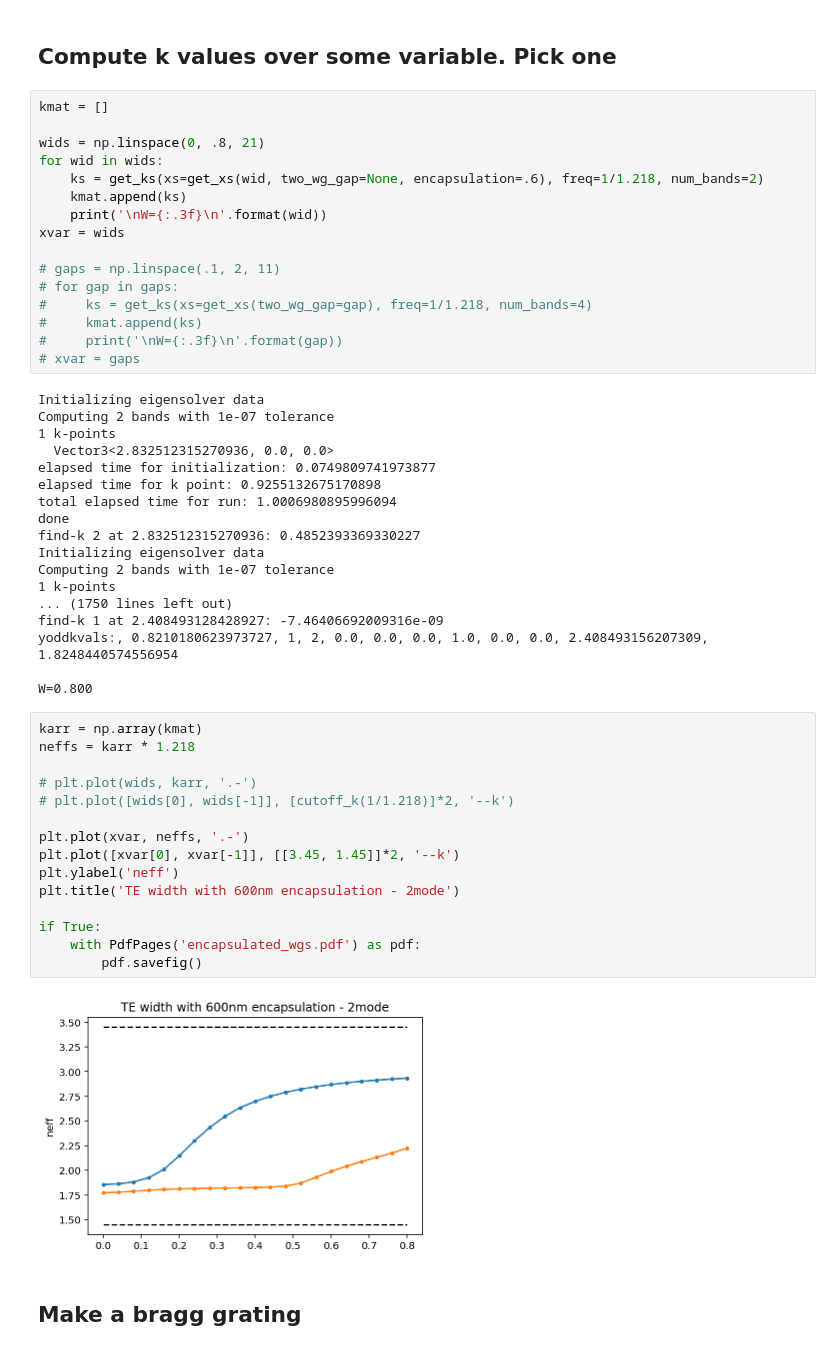
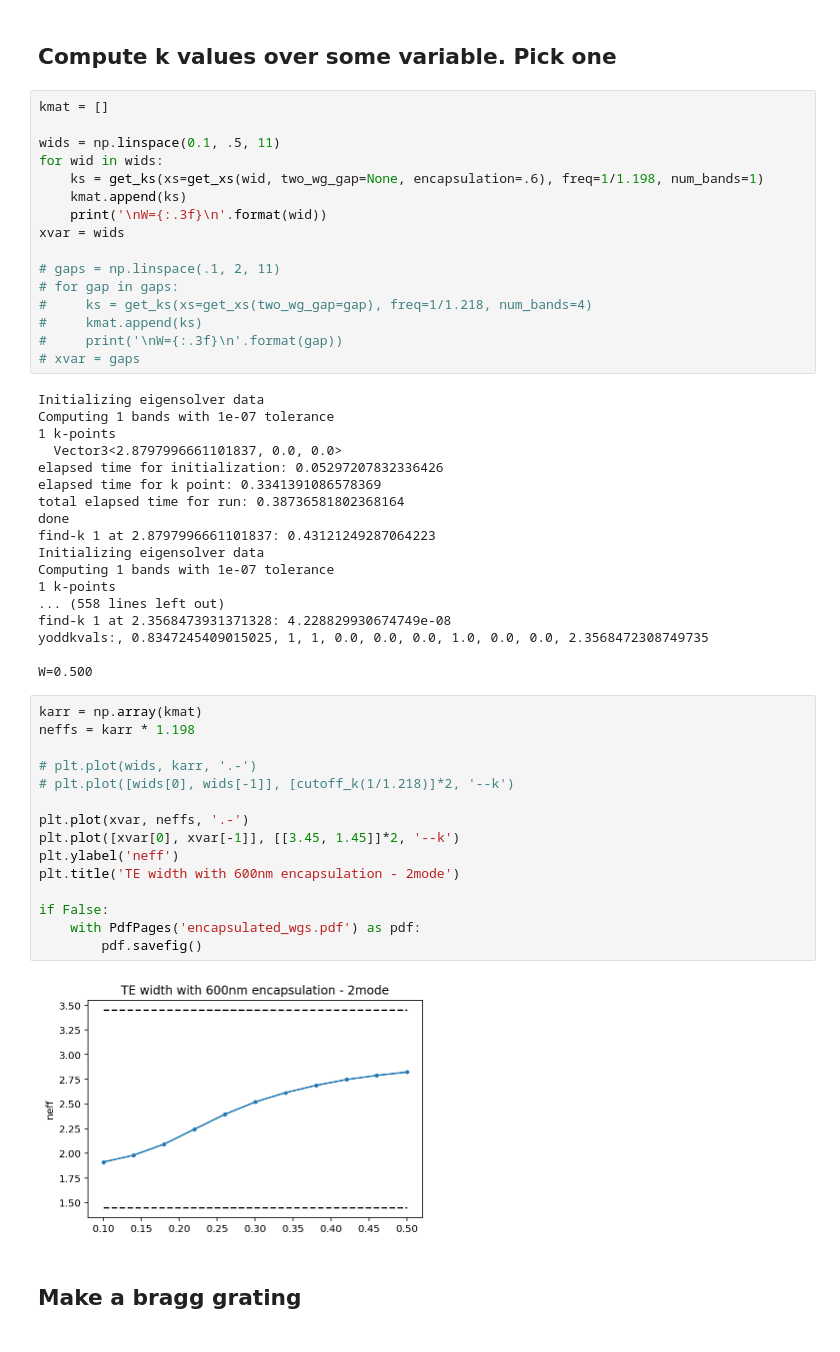
Before and after one commit to atait/jupyter-meep, a Jupyter notebook: notebooks/partial_waveguides/EigenModes/MPB_eigenmodes.ipynb, the cells around one changed output. Saved outputs shown, nothing was run; the diff lists cells and outputs as text.

```diff
--- a/notebooks/partial_waveguides/EigenModes/MPB_eigenmodes.ipynb
+++ b/notebooks/partial_waveguides/EigenModes/MPB_eigenmodes.ipynb
@@ -30,9 +30,9 @@ show_geometry(ms, periods=1).shape
 # %%
 kmat = []
 
-wids = np.linspace(0, .8, 21)
+wids = np.linspace(0.1, .5, 11)
 for wid in wids:
-    ks = get_ks(xs=get_xs(wid, two_wg_gap=None, encapsulation=.6), freq=1/1.218, num_bands=2)
+    ks = get_ks(xs=get_xs(wid, two_wg_gap=None, encapsulation=.6), freq=1/1.198, num_bands=1)
     kmat.append(ks)
     print('\nW={:.3f}\n'.format(wid))
 xvar = wids
@@ -45,39 +45,39 @@ xvar = wids
 # xvar = gaps
 # %% [output]
 Initializing eigensolver data
-Computing 2 bands with 1e-07 tolerance
+Computing 1 bands with 1e-07 tolerance
 1 k-points
-  Vector3<2.832512315270936, 0.0, 0.0>
-elapsed time for initialization: 0.0749809741973877
-elapsed time for k point: 0.9255132675170898
-total elapsed time for run: 1.0006980895996094
+  Vector3<2.8797996661101837, 0.0, 0.0>
+elapsed time for initialization: 0.05297207832336426
+elapsed time for k point: 0.3341391086578369
+total elapsed time for run: 0.38736581802368164
 done
-find-k 2 at 2.832512315270936: 0.4852393369330227
+find-k 1 at 2.8797996661101837: 0.43121249287064223
 Initializing eigensolver data
-Computing 2 bands with 1e-07 tolerance
+Computing 1 bands with 1e-07 tolerance
 1 k-points
-... (1750 lines left out)
-find-k 1 at 2.408493128428927: -7.46406692009316e-09
-yoddkvals:, 0.8210180623973727, 1, 2, 0.0, 0.0, 0.0, 1.0, 0.0, 0.0, 2.408493156207309, 1.8248440574556954
+... (558 lines left out)
+find-k 1 at 2.3568473931371328: 4.228829930674749e-08
+yoddkvals:, 0.8347245409015025, 1, 1, 0.0, 0.0, 0.0, 1.0, 0.0, 0.0, 2.3568472308749735
 
-W=0.800
+W=0.500
 # %%
 karr = np.array(kmat)
-neffs = karr * 1.218
+neffs = karr * 1.198
 
 # plt.plot(wids, karr, '.-')
 # plt.plot([wids[0], wids[-1]], [cutoff_k(1/1.218)]*2, '--k')
 
 plt.plot(xvar, neffs, '.-')
 plt.plot([xvar[0], xvar[-1]], [[3.45, 1.45]]*2, '--k')
 plt.ylabel('neff')
 plt.title('TE width with 600nm encapsulation - 2mode')
 
-if True:
+if False:
     with PdfPages('encapsulated_wgs.pdf') as pdf:
         pdf.savefig()
 # %% [output]
-[figure, old version]
+[figure, new version]
 # %% [markdown]
 ## Make a bragg grating
 # %%
```
Also changed, not shown: parts of 3 cells of this notebook, 5 other files.
